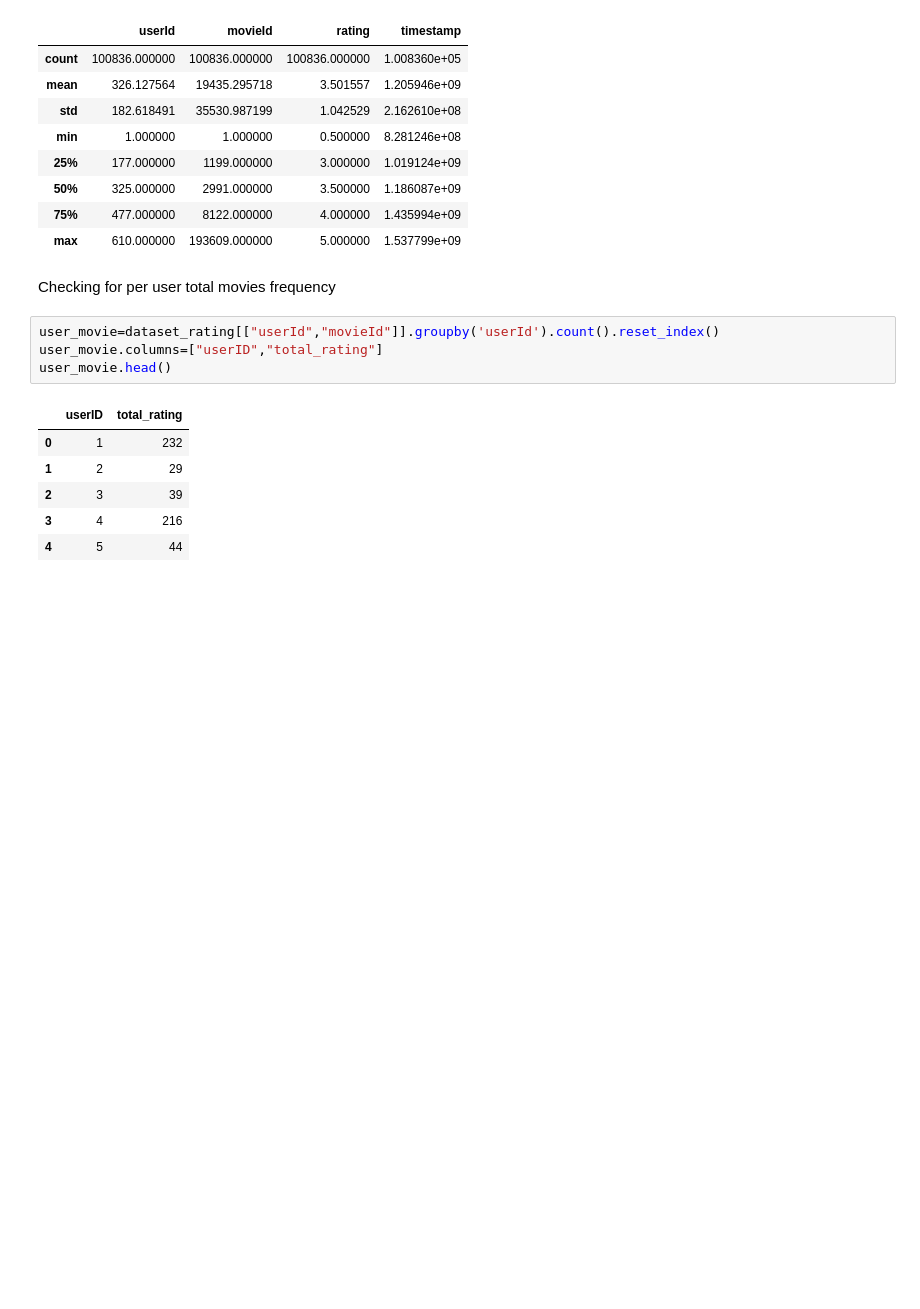
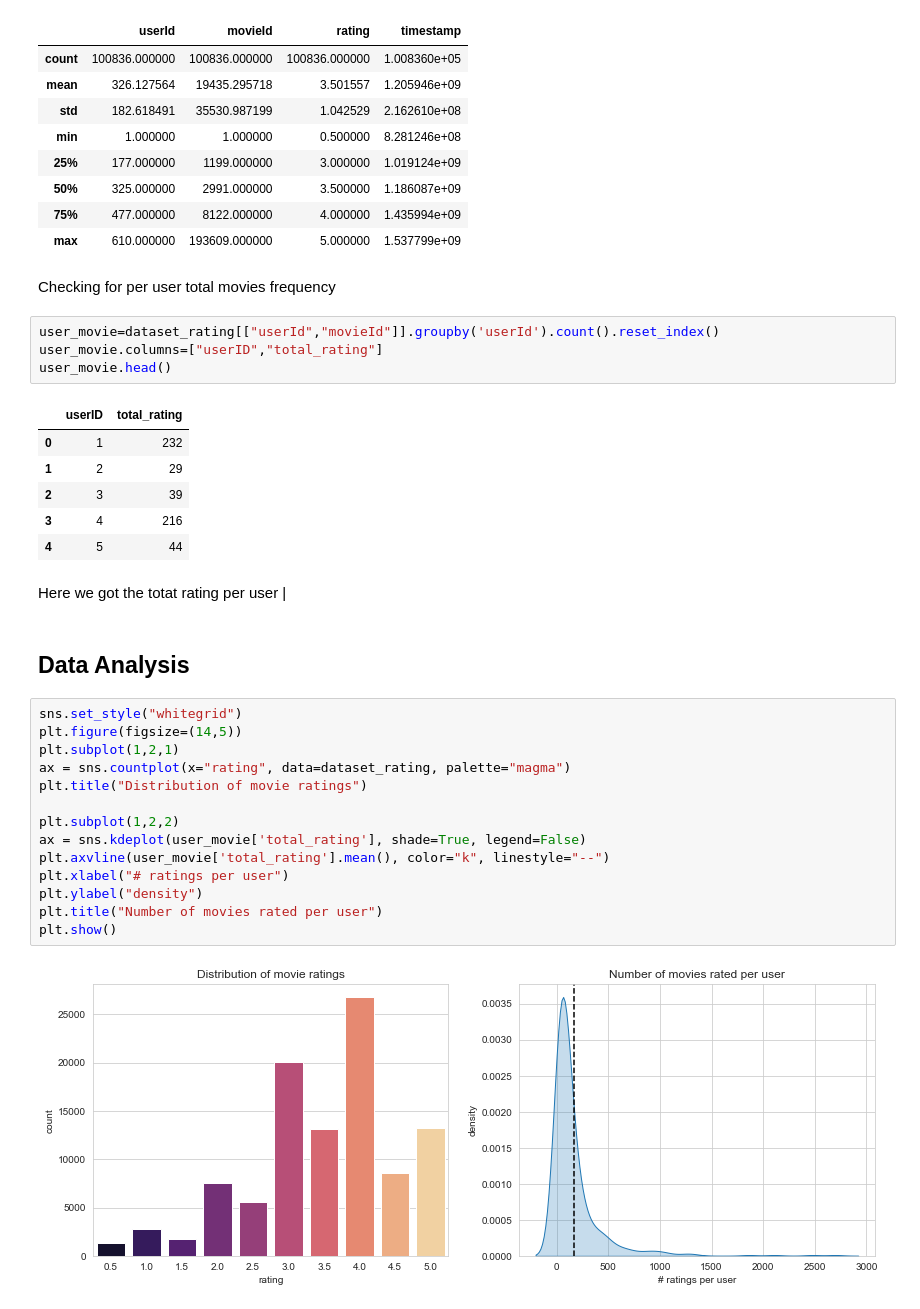
Before and after one commit to pgupta119/Recommender-System, a Jupyter notebook: Recommender System.ipynb, the cells around one changed output. Cells and saved outputs as stored; diff of their text form; blank space fills up the shorter version.

```diff
--- a/Recommender System.ipynb
+++ b/Recommender System.ipynb
@@ -75,3 +75,23 @@ user_movie.head()
 | 2 | 3 | 39 |
 | 3 | 4 | 216 |
 | 4 | 5 | 44 |
+# %% [markdown]
+ Here we got the  totat rating per user |
+# %% [markdown]
+##  Data Analysis
+# %%
+sns.set_style("whitegrid")
+plt.figure(figsize=(14,5))
+plt.subplot(1,2,1)
+ax = sns.countplot(x="rating", data=dataset_rating, palette="magma")
+plt.title("Distribution of movie ratings")
+
+plt.subplot(1,2,2)
+ax = sns.kdeplot(user_movie['total_rating'], shade=True, legend=False)
+plt.axvline(user_movie['total_rating'].mean(), color="k", linestyle="--")
+plt.xlabel("# ratings per user")
+plt.ylabel("density")
+plt.title("Number of movies rated per user")
+plt.show()
+# %% [output]
+[figure, added]
```
